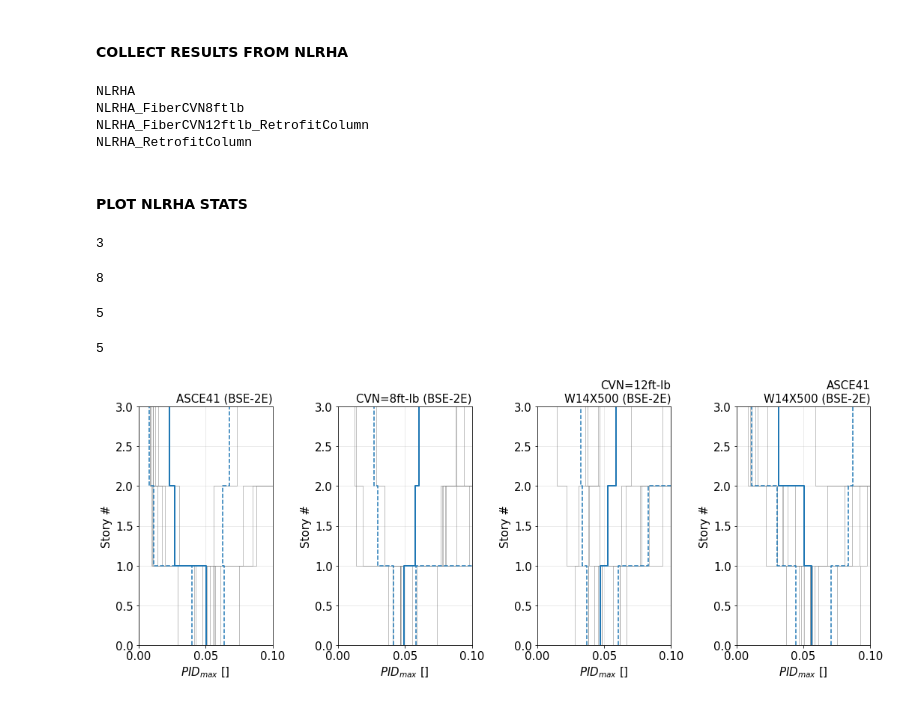
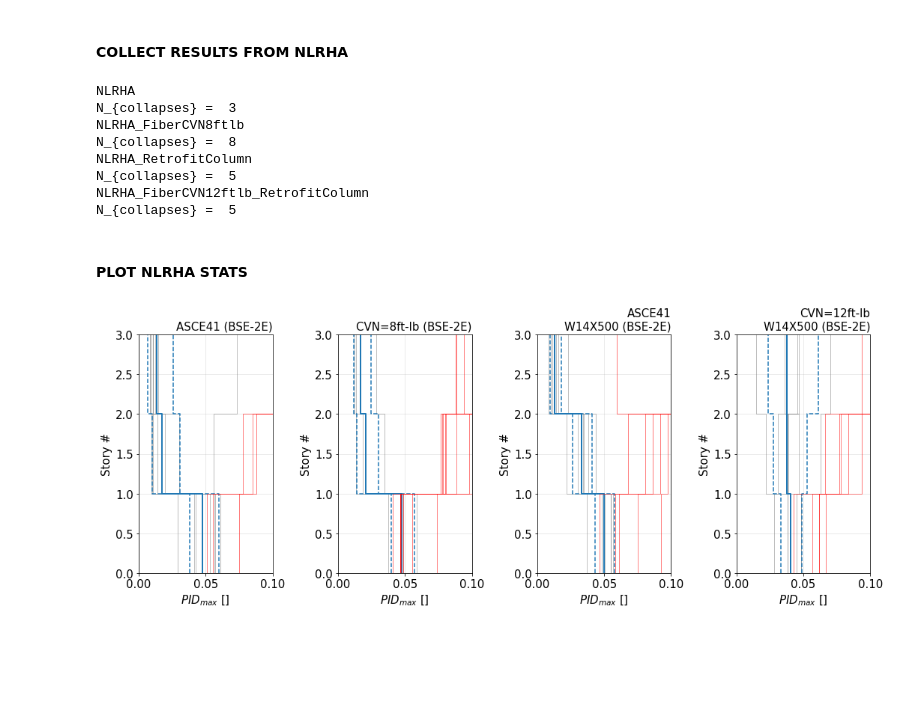
Before and after one commit to galvisf/ModelerWSMF, a Jupyter notebook: OUTPUTS/visualize_frame_NLRHA_comparison.ipynb, the cells around one changed output. Saved outputs shown, nothing was run; the diff lists cells and outputs as text; code cells hidden in the pictures; blank space fills up the shorter version.

```diff
--- a/OUTPUTS/visualize_frame_NLRHA_comparison.ipynb
+++ b/OUTPUTS/visualize_frame_NLRHA_comparison.ipynb
@@ -13,8 +13,8 @@ Building geometry and relevant properties
 bldg_name  = 'MainPlace Mall'
 cvn = 12
 
-results_main_folders = ['NLRHA', 'NLRHA_FiberCVN8ftlb', 'NLRHA_FiberCVN12ftlb_RetrofitColumn', 'NLRHA_RetrofitColumn']
-title_text = ['ASCE41 (BSE-2E)', 'CVN=8ft-lb (BSE-2E)', 'CVN=12ft-lb\nW14X500 (BSE-2E)', 'ASCE41\nW14X500 (BSE-2E)']
+results_main_folders = ['NLRHA', 'NLRHA_FiberCVN8ftlb', 'NLRHA_RetrofitColumn', 'NLRHA_FiberCVN12ftlb_RetrofitColumn']
+title_text = ['ASCE41 (BSE-2E)', 'CVN=8ft-lb (BSE-2E)', 'ASCE41\nW14X500 (BSE-2E)', 'CVN=12ft-lb\nW14X500 (BSE-2E)']
 
 ##### Frame data #####
 n_stories = 3
@@ -39,7 +39,8 @@ n_bays      = len(bay_widths)
 # %% [markdown]
 #### COLLECT RESULTS FROM NLRHA
 # %%
-pid = {}
+pid_nonCollapse = {}
+pid_Collapse = {}
 
 for model_i, results_folder in enumerate(results_main_folders):
 
@@ -54,41 +55,52 @@ for model_i, results_folder in enumerate(results_main_folders):
 
     # Collect drift envelope per story per ground motion
     story_response = []
+    story_response_collapse = []
+    n_collapses = 0
     for gm_i, gm_name in enumerate(gm_list):
         results_gm_folder = os.path.join(results_folder, gm_name)
         aux = get_story_response(results_gm_folder, beam_list, ['drift_env'])
         aux = aux['drift_env'].flatten()
         aux = np.hstack([aux, aux[-1]]) # repeat last story result for proper plotting
 
-        story_response.append(aux)
+        if max(aux) > 0.08:
+            n_collapses += 1
+            story_response_collapse.append(aux)
+        else:
+            story_response.append(aux)
 
-    pid[results_folder] = story_response
+    print('N_{collapses} = ', str(n_collapses))
+    pid_nonCollapse[results_folder] = story_response
+    pid_Collapse[results_folder] = story_response_collapse
 # %% [output]
 NLRHA
+N_{collapses} =  3
 NLRHA_FiberCVN8ftlb
+N_{collapses} =  8
+NLRHA_RetrofitColumn
+N_{collapses} =  5
 NLRHA_FiberCVN12ftlb_RetrofitColumn
-NLRHA_RetrofitColumn
+N_{collapses} =  5
 # %% [markdown]
 #### PLOT NLRHA STATS
 # %%
 EDP        = 'PID'
 edp_limits = [0, 0.10]
 
 fig, ax_list = plt.subplots(1, len(results_main_folders), figsize=(15,6))
 
 for folder_i, results_folder in enumerate(results_main_folders):
     ax         = ax_list[folder_i]
-    edp2plot   = pid[results_folder]
+    edp2plot   = pid_nonCollapse[results_folder]
     plot_response_in_height(EDP, edp2plot, title_text[folder_i], edp_limits, ax, color_record='grey')
+
+    edp2plot   = pid_Collapse[results_folder]
+    plot_response_in_height(EDP, edp2plot, title_text[folder_i], edp_limits, ax, color_record='red', add_stats=False)
     _ = ax.set_ylim([0, n_stories])
 
-    sum(np.max(pid[results_folder], axis=1) > 0.08)
-
+#     n_collapses = sum(np.max(pid_nonCollapse[results_folder], axis=1) > 0.08)
+#     n_collapses
 
 plt.tight_layout()
 # %% [output]
-3
-8
-5
-5
-[figure, old version]
+[figure, new version]
```
Also changed, not shown: 30 other files.
